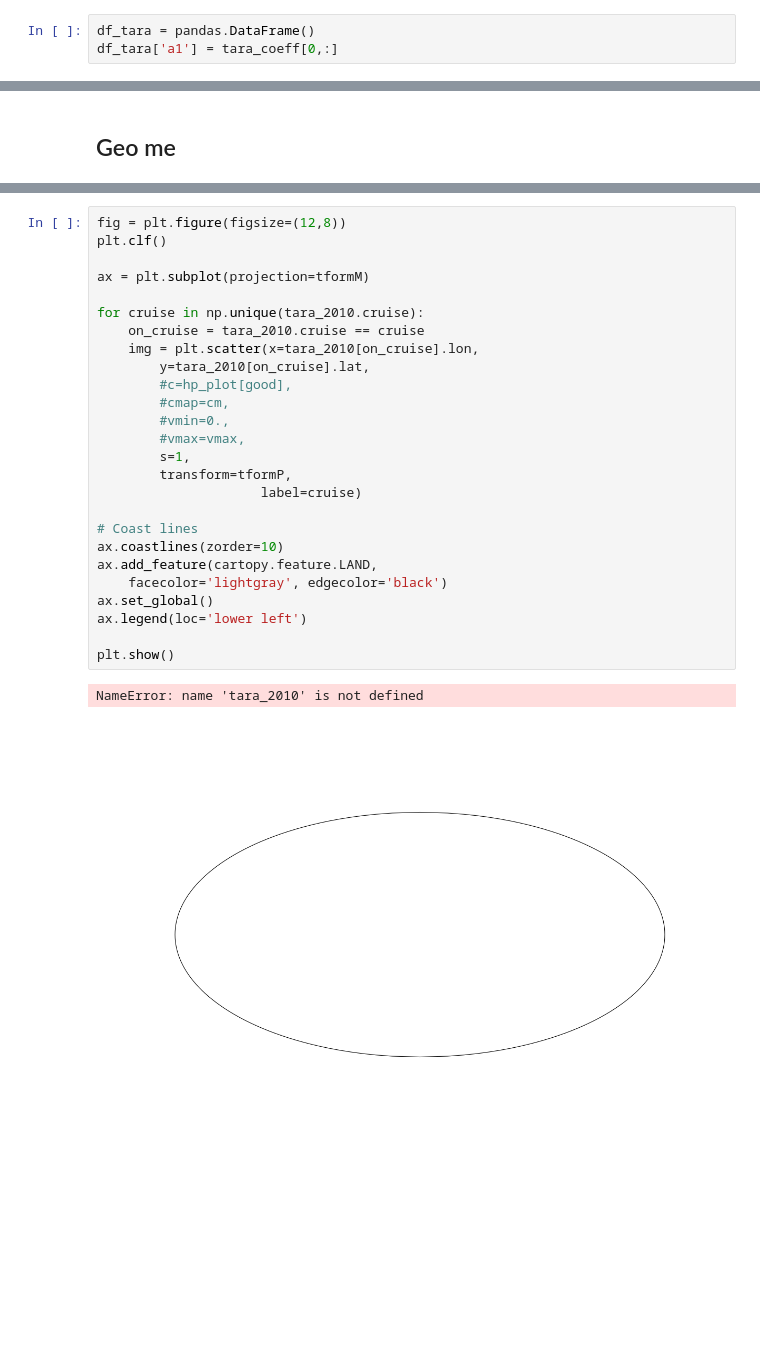
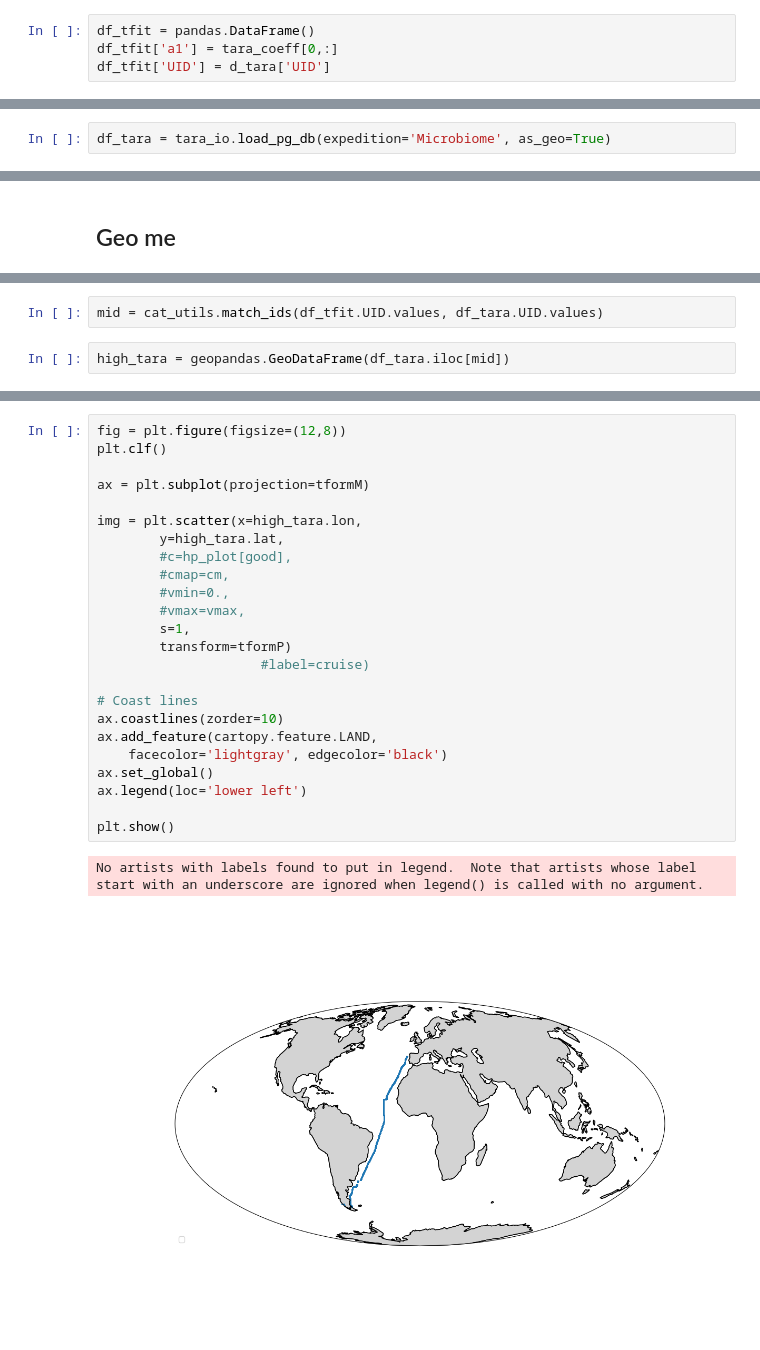
Before and after one commit to AI-for-Ocean-Science/cnmf, a Jupyter notebook: papers/I/Analysis/TaraGeo.ipynb, the cells around one changed output, grey strips where cells are left out. Cells and saved outputs as stored; diff of their text form; blank space fills up the shorter version.

```diff
--- a/papers/I/Analysis/TaraGeo.ipynb
+++ b/papers/I/Analysis/TaraGeo.ipynb
@@ -41,3 +45,4 @@ KeysView(NpzFile '/home/xavier/Projects/Oceanography/python/cnmf/cnmf/data/Tara_
 # %%
-df_tara = pandas.DataFrame()
-df_tara['a1'] = tara_coeff[0,:]
+df_tfit = pandas.DataFrame()
+df_tfit['a1'] = tara_coeff[0,:]
+df_tfit['UID'] = d_tara['UID']
@@ -43,0 +51,2 @@ df_tara['a1'] = tara_coeff[0,:]
+# %%
+df_tara = tara_io.load_pg_db(expedition='Microbiome', as_geo=True)
@@ -65,0 +109,4 @@ high = df_tara.a1 > 0.007
+# %%
+mid = cat_utils.match_ids(df_tfit.UID.values, df_tara.UID.values)
+# %%
+high_tara = geopandas.GeoDataFrame(df_tara.iloc[mid])
@@ -66,29 +134,27 @@ high = df_tara.a1 > 0.007
 # %%
 fig = plt.figure(figsize=(12,8))
 plt.clf()
 
 ax = plt.subplot(projection=tformM)
 
-for cruise in np.unique(tara_2010.cruise):
-    on_cruise = tara_2010.cruise == cruise
-    img = plt.scatter(x=tara_2010[on_cruise].lon,
-        y=tara_2010[on_cruise].lat,
+img = plt.scatter(x=high_tara.lon,
+        y=high_tara.lat,
         #c=hp_plot[good],
         #cmap=cm,
         #vmin=0.,
         #vmax=vmax,
         s=1,
-        transform=tformP,
-                     label=cruise)
+        transform=tformP)
+                     #label=cruise)
 
 # Coast lines
 ax.coastlines(zorder=10)
 ax.add_feature(cartopy.feature.LAND,
     facecolor='lightgray', edgecolor='black')
 ax.set_global()
 ax.legend(loc='lower left')
 
 plt.show()
 # %% [output]
-NameError: name 'tara_2010' is not defined
+No artists with labels found to put in legend.  Note that artists whose label start with an underscore are ignored when legend() is called with no argument.
-[figure, old version]
+[figure, new version]
```
Also changed, not shown: parts of 16 cells of this notebook, 4 other files.
